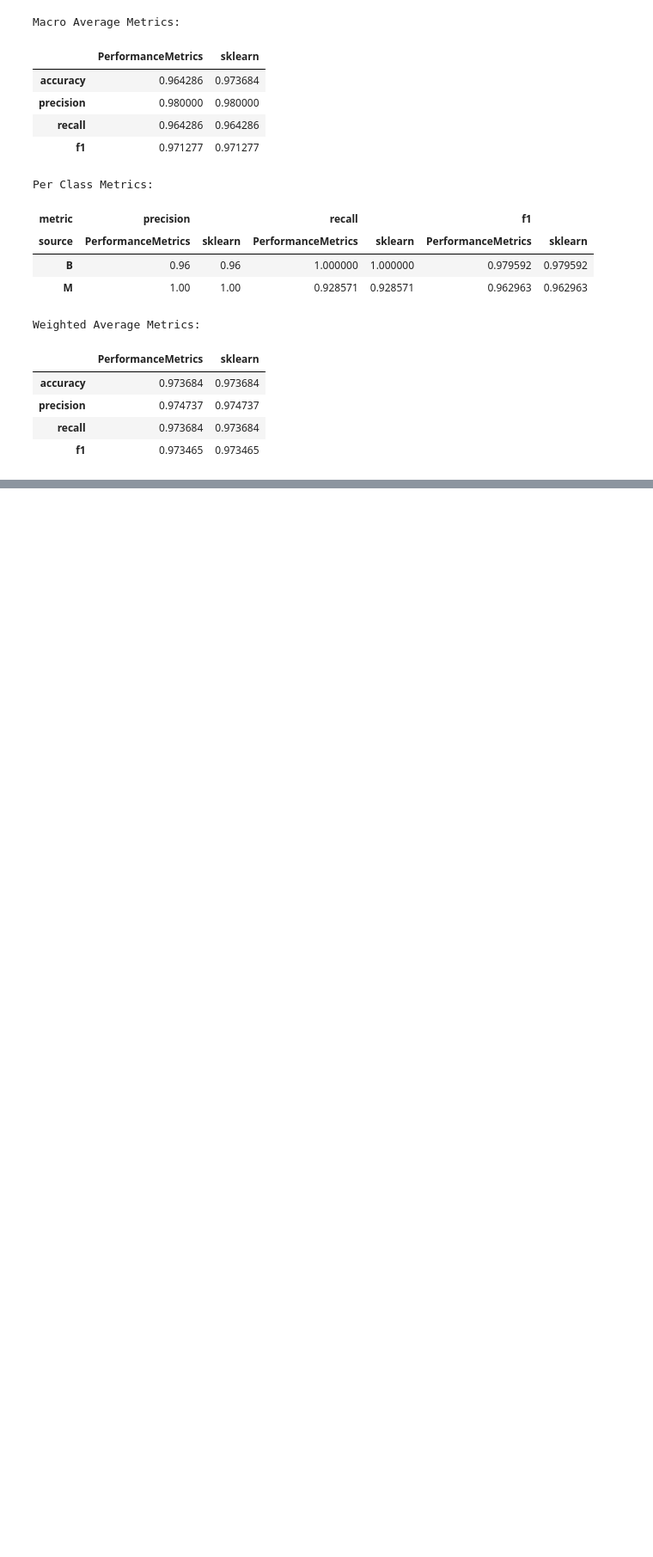
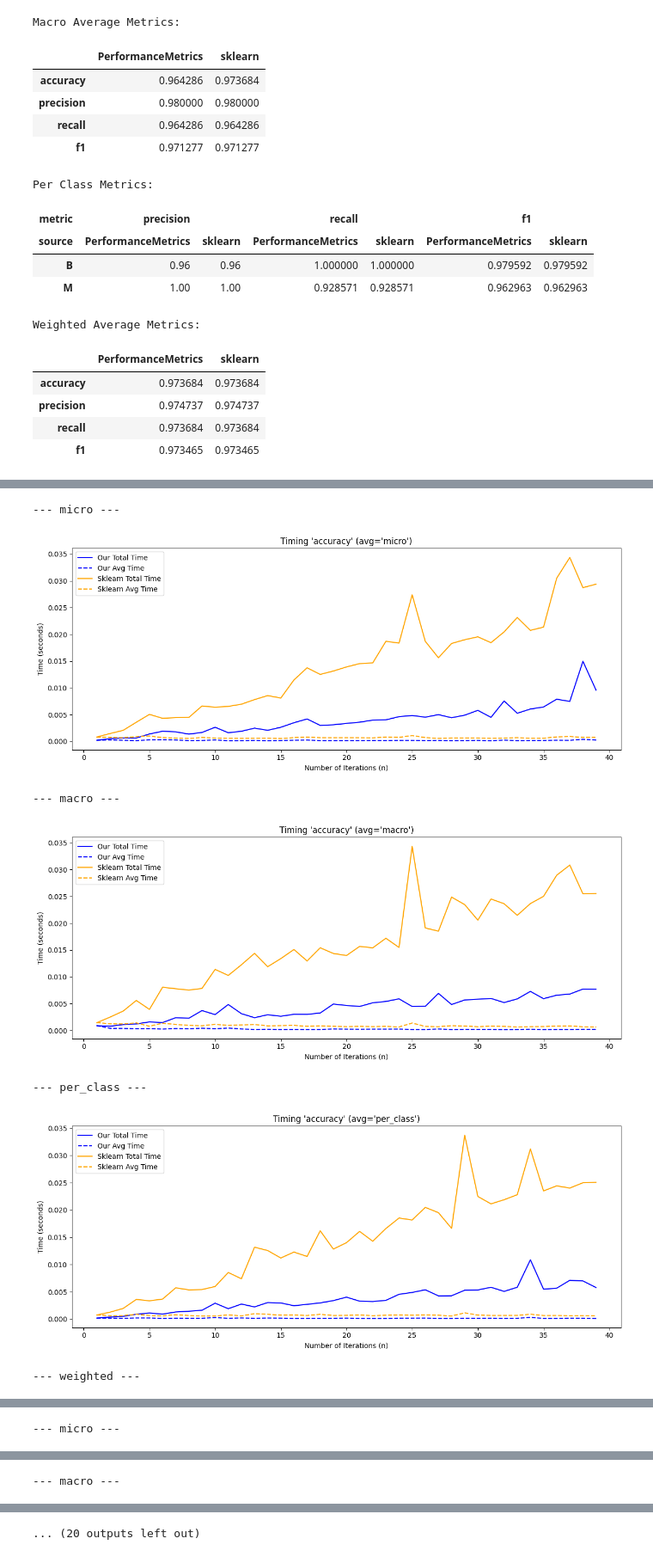
Before and after one commit to psiku/UMA---Techniki-oceny-klasyfikacji, a Jupyter notebook: notebooks/01-performance_metrics-tests.ipynb, the cells around one changed output, grey strips where cells are left out. Shown at 86% size. Drawn from its saved outputs; the diff is of its cells as text; code cells hidden in the pictures; blank space fills up the shorter version.

Commit message:
finished evaluating performance metrics

```diff
--- a/notebooks/01-performance_metrics-tests.ipynb
+++ b/notebooks/01-performance_metrics-tests.ipynb
@@ -52,0 +72,3 @@ students_data.head()
+# %%
+students_data = encode_categorical_columns(students_data, students_categorical_columns)
+students_data.head()
@@ -106,15 +136,15 @@ x_breast_cancer, x_test_breast_cancer, y_train_breast_cancer, y_test_breast_canc
     breast_cancer_data, target_column="Diagnosis")
 # %%
 x_students, x_test_students, y_train_students, y_test_students = prepare_data(
-    students_data, target_column="G1", stratify=False)
+    students_data, target_column="G1", test_size=0.3, stratify=False)
 # %% [markdown]
 ### Modele
 # %%
-logistic_regression = LogisticRegression(max_iter=1000)
+logistic_regression = LogisticRegression(max_iter=2500)
 decision_tree = DecisionTreeClassifier()
 random_forest = RandomForestClassifier()
-linear_svc = LinearSVC(max_iter=1000)
-mlp_classifier = MLPClassifier(max_iter=1000)
+linear_svc = LinearSVC(max_iter=2500)
+mlp_classifier = MLPClassifier(max_iter=2500)
 # %% [markdown]
 ## 1. Logistic Regression
 # %% [markdown]
@@ -193,0 +487,3 @@ Weighted Average Metrics:
+# %%
+performance_metrics, predictions, actual = get_model_results(mlp_classifier, x_students, y_train_students, x_test_students, y_test_students)
+compare_all_metrics(performance_metrics, actual, predictions)
@@ -193,0 +534,10 @@ Weighted Average Metrics:
+# %%
+compare_all_times(predictions, actual)
+# %% [output]
+--- micro ---
+[figure, added]
+--- macro ---
+[figure, added]
+--- per_class ---
+[figure, added]
+--- weighted ---
@@ -193,0 +545 @@ Weighted Average Metrics:
+--- micro ---
@@ -193,0 +547 @@ Weighted Average Metrics:
+--- macro ---
@@ -193,0 +549 @@ Weighted Average Metrics:
+... (20 outputs left out)
```
Also changed, not shown: parts of 29 cells of this notebook, 2 other files.
